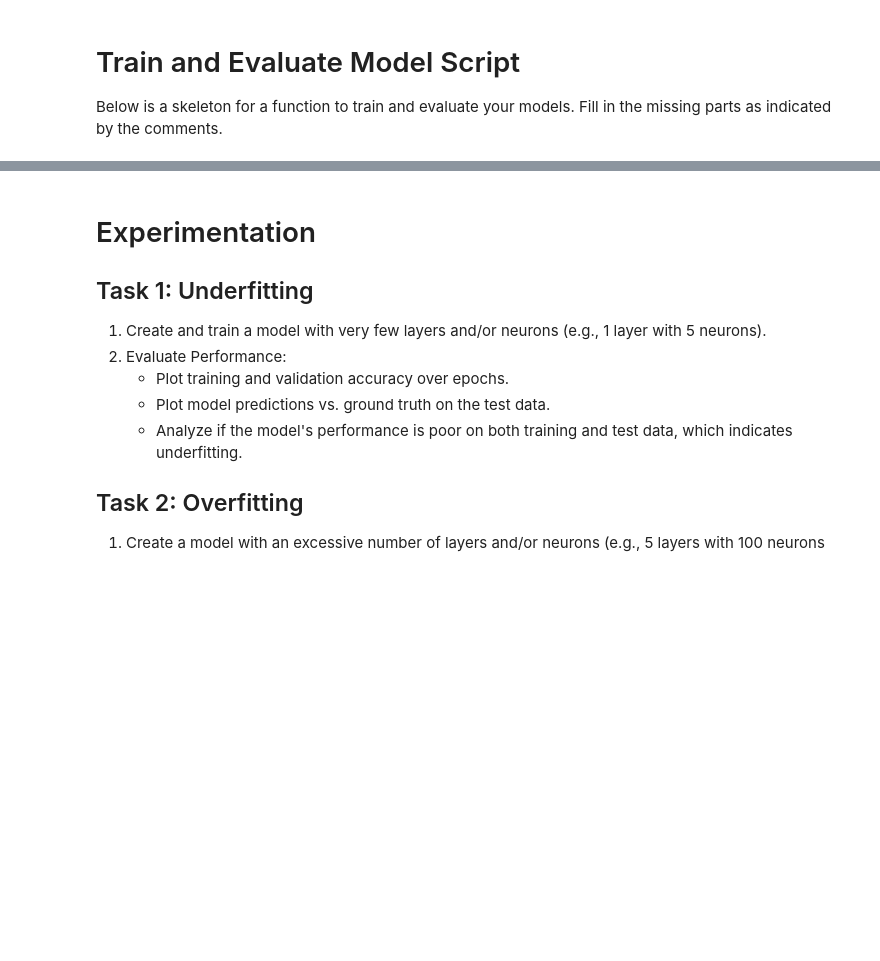
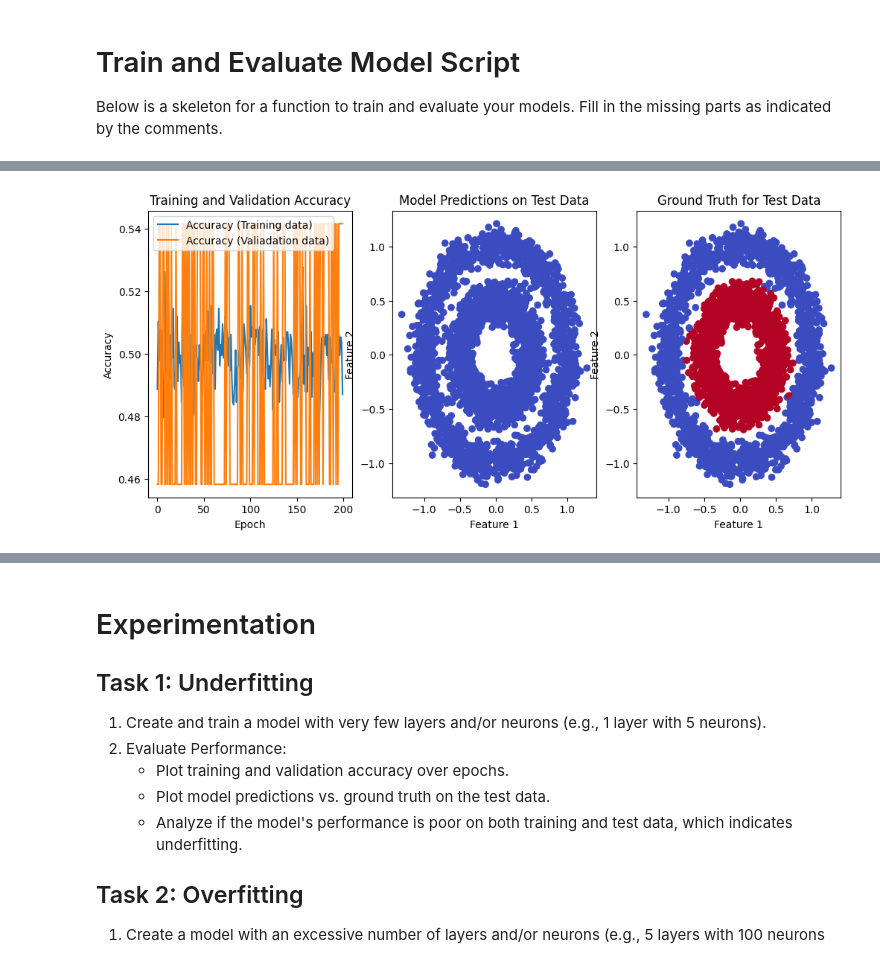
Before and after one commit to VineelaNedunuri/Deep-Learning, a Jupyter notebook: week1/day3/Network_architecture_exploration_students.ipynb, the cells around one changed output, grey strips where cells are left out. Drawn from its saved outputs; the diff is of its cells as text; code cells hidden in the pictures; blank space fills up the shorter version.

```diff
--- a/week1/day3/Network_architecture_exploration_students.ipynb
+++ b/week1/day3/Network_architecture_exploration_students.ipynb
@@ -87,0 +118,5 @@ WARNING:tensorflow:From c:\Users\vinee\OneDrive\Dokument\Github\Deep-Learning\ve
+# %%
+# Create a model with an excessive number of layers and/or neurons and increased epochs
+overfit_model = build_model(num_layers=5, num_neurons=100)
+train_and_evaluate_model(overfit_model,epochs=200)
+# %% [output]
@@ -87,0 +124 @@ WARNING:tensorflow:From c:\Users\vinee\OneDrive\Dokument\Github\Deep-Learning\ve
+[figure, added]
```
Also changed, not shown: parts of 5 cells of this notebook.
